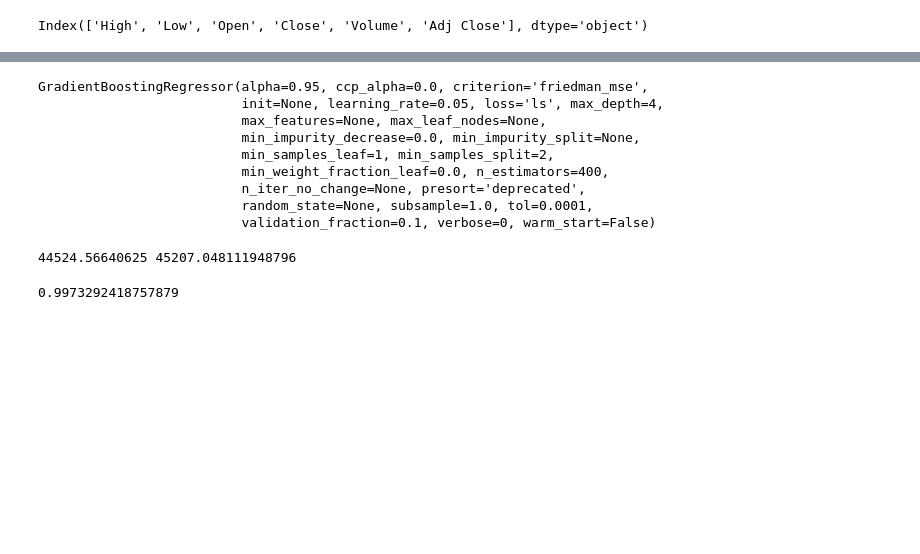
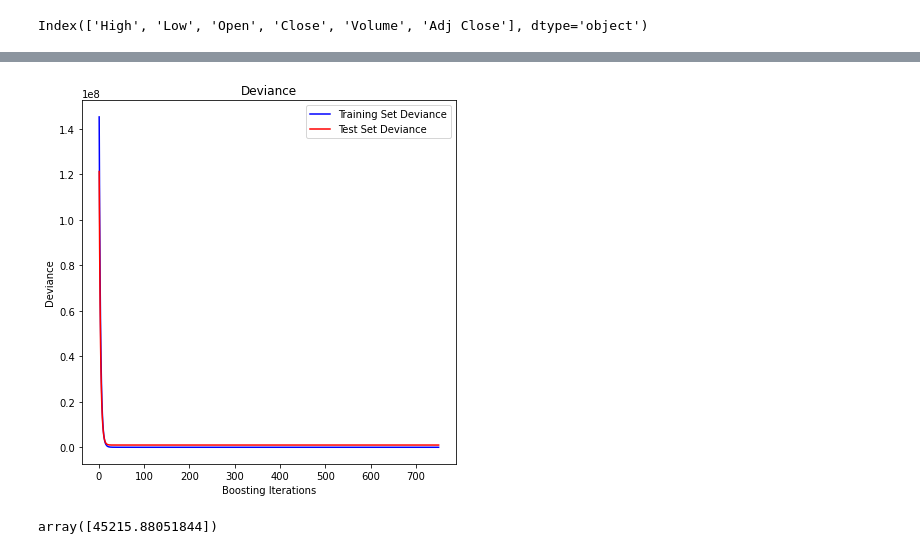
Before and after one commit to samilarinc/crypto_prediction, a Jupyter notebook: Crypto.ipynb, the cells around one changed output, grey strips where cells are left out. Drawn from its saved outputs; the diff is of its cells as text; code cells hidden in the pictures; blank space fills up the shorter version.

```diff
--- a/Crypto.ipynb
+++ b/Crypto.ipynb
@@ -149,2 +191,29 @@ plt.plot(regressor.feature_importances_)
+# %%
+params = {'loss':'ls',
+          'alpha':alpha,
+          'n_estimators':750,
+          'max_depth':6,
+          'learning_rate':0.15}
+
+test_score = np.zeros((params['n_estimators'],), dtype=np.float64)
+for i, y_pred in enumerate(regressor.staged_predict(test_x)):
+    test_score[i] = regressor.loss_(test_y, y_pred)
+
+fig = plt.figure(figsize=(6, 6))
+plt.subplot(1, 1, 1)
+plt.title('Deviance')
+plt.plot(np.arange(params['n_estimators']) + 1, regressor.train_score_, 'b-',
+         label='Training Set Deviance')
+plt.plot(np.arange(params['n_estimators']) + 1, test_score, 'r-',
+         label='Test Set Deviance')
+plt.legend(loc='upper right')
+plt.xlabel('Boosting Iterations')
+plt.ylabel('Deviance')
+fig.tight_layout()
+plt.show()
+# %% [output]
+[figure, added]
 # %%
-prediction = regressor.predict(np.array(closes[-65:-5]).reshape(1, -1))
+regressor.predict(np.array(single_train_list[-1]).reshape(1, -1))
+# %% [output]
+array([45215.88051844])
@@ -160,22 +219,0 @@ for i in range(length-prev_days):
-# %%
-regressor.fit(single_train_list[:-1], out_close[1:])
-# %% [output]
-GradientBoostingRegressor(alpha=0.95, ccp_alpha=0.0, criterion='friedman_mse',
-                          init=None, learning_rate=0.05, loss='ls', max_depth=4,
-                          max_features=None, max_leaf_nodes=None,
-                          min_impurity_decrease=0.0, min_impurity_split=None,
-                          min_samples_leaf=1, min_samples_split=2,
-                          min_weight_fraction_leaf=0.0, n_estimators=400,
-                          n_iter_no_change=None, presort='deprecated',
-                          random_state=None, subsample=1.0, tol=0.0001,
-                          validation_fraction=0.1, verbose=0, warm_start=False)
-# %%
-prediction = regressor.predict(np.array(single_train_list[-1]).reshape(1, -1))
-real_values = out_close[-1]
-print(real_values, prediction[0])
-# %% [output]
-44524.56640625 45207.048111948796
-# %%
-regressor.score(single_train_list, out_close)
-# %% [output]
-0.9973292418757879
```
Also changed, not shown: parts of 13 cells of this notebook.
